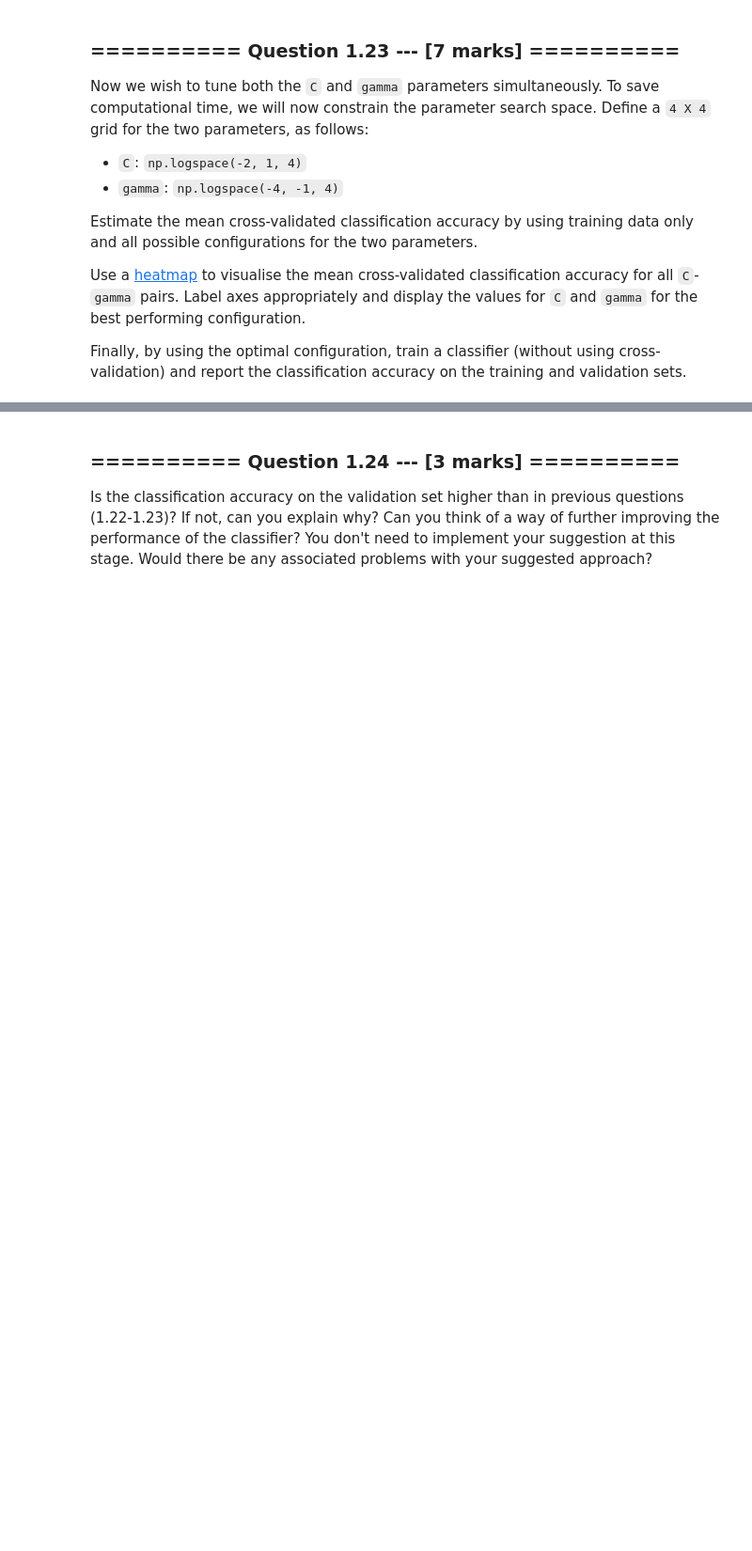
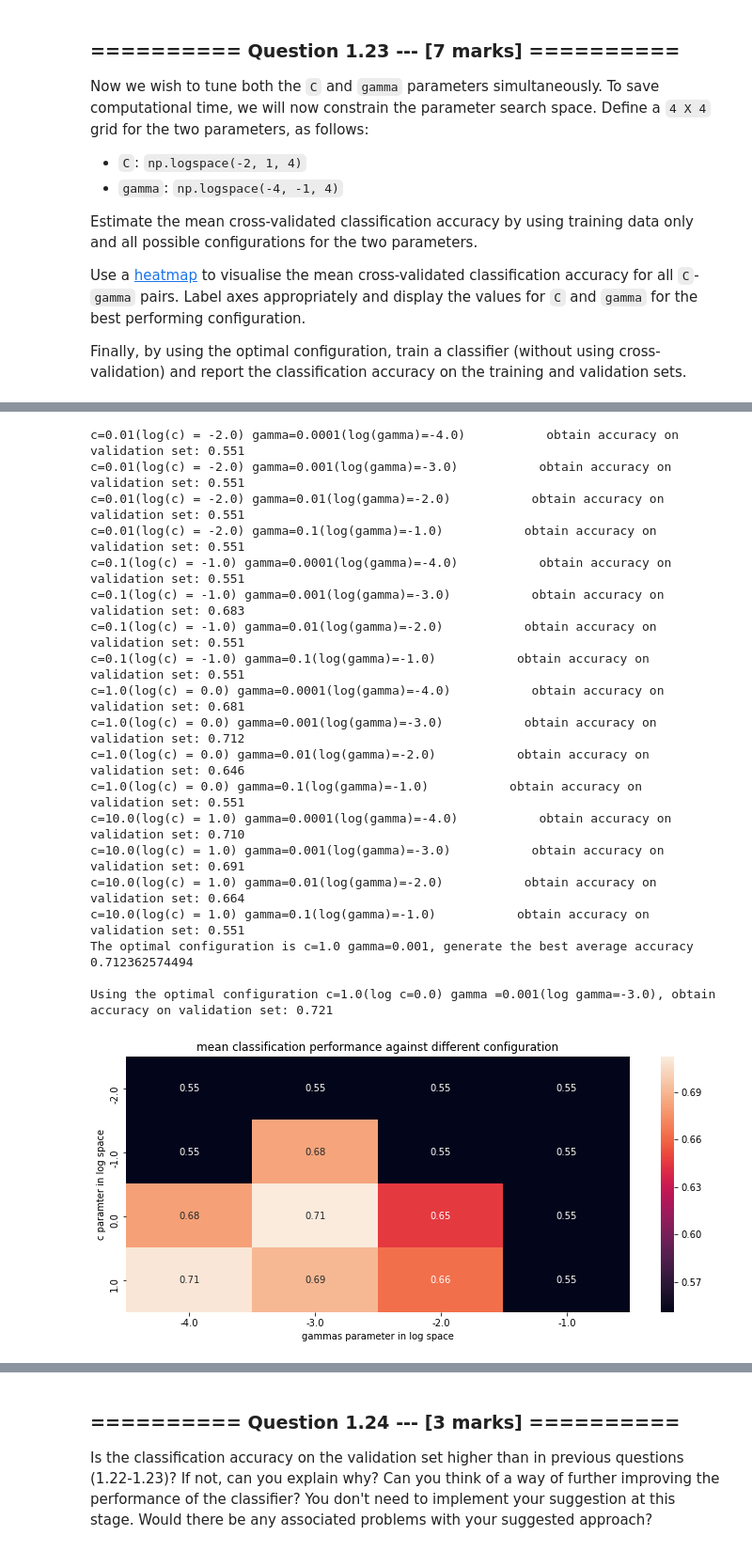
Before and after one commit to ShootingSpace/Machine-learning-practical-with-scikit-learn, a Jupyter notebook: 07_Assignment_3.ipynb, the cells around one changed output, grey strips where cells are left out. Shown at 94% size. Saved outputs shown, nothing was run; the diff lists cells and outputs as text; code cells hidden in the pictures; blank space fills up the shorter version.

```diff
--- a/07_Assignment_3.ipynb
+++ b/07_Assignment_3.ipynb
@@ -751,0 +939,62 @@ Finally, by using the optimal configuration, train a classifier (without using c
+# %%
+# Your code goes here
+from sklearn.model_selection import cross_val_score
+'''By using the K-fold iterator from Question 1.11 and training data only, estimate the classification accuracy of an
+SVM classifier with RBF kernel'''
+C_regularization  =  np.logspace(-2, 1, 4)
+gammas  =  np.logspace(-4, -1, 4)
+score_array=[]
+C_Gammas = list(product(C_regularization, gammas))
+
+for (c, gamma) in C_Gammas:
+    _ = SVC(kernel='rbf',gamma=gamma, C=c)
+    scores = cross_val_score(_, X_tr, y_tr, cv=kf)
+    print('c={}(log(c) = {}) gamma={}(log(gamma)={})           obtain accuracy on validation set: {:.3f}'.
+              format(c,np.log10(c),gamma,np.log10(gamma),np.mean((scores))))
+    score_array.append(np.mean((scores)))
+
+'''Plot the mean cross-validated classification accuracy against the configuration parameter. '''
+from matplotlib.ticker import FormatStrFormatter
+fig = plt.figure(figsize=(12,5))
+ax = fig.add_subplot(111)
+score_dataframe = pd.DataFrame(np.reshape(score_array,(4,4)), index=np.log10(C_regularization), columns=np.log10(gammas))
+sns.heatmap(score_dataframe,annot=True)
+
+plt.ylabel('c paramter in log space')
+plt.xlabel('gammas parameter in log space')
+plt.title('mean classification performance against different configuration')
+
+
+'''Display the highest obtained mean accuracy score and the value of C and gamma which yielded it.'''
+(optimal_c, optimal_gamma) = C_Gammas[np.argmax(score_array)]
+print('The optimal configuration is c={} gamma={}, generate the best average accuracy {}\n'.
+      format(optimal_c, optimal_gamma, np.max(score_array)))
+
+'''train a classifier by using the optimal value for this parameter (without using cross-validation)
+and report the classification accuracy on the training and validation sets.'''
+rbf_svc_optimal_config = SVC(kernel='rbf',gamma=optimal_gamma, C=optimal_c)
+rbf_svc_optimal_config.fit(X_tr, y_tr)
+print('Using the optimal configuration c={}(log c={}) gamma ={}(log gamma={}), obtain accuracy on validation set: {:.3f}'
+      .format(optimal_c,np.log10(optimal_c), optimal_gamma, np.log10(optimal_gamma),
+              rbf_svc_optimal_config.score(X_val,  y_val)))
+# %% [output]
+c=0.01(log(c) = -2.0) gamma=0.0001(log(gamma)=-4.0)           obtain accuracy on validation set: 0.551
+c=0.01(log(c) = -2.0) gamma=0.001(log(gamma)=-3.0)           obtain accuracy on validation set: 0.551
+c=0.01(log(c) = -2.0) gamma=0.01(log(gamma)=-2.0)           obtain accuracy on validation set: 0.551
+c=0.01(log(c) = -2.0) gamma=0.1(log(gamma)=-1.0)           obtain accuracy on validation set: 0.551
+c=0.1(log(c) = -1.0) gamma=0.0001(log(gamma)=-4.0)           obtain accuracy on validation set: 0.551
+c=0.1(log(c) = -1.0) gamma=0.001(log(gamma)=-3.0)           obtain accuracy on validation set: 0.683
+c=0.1(log(c) = -1.0) gamma=0.01(log(gamma)=-2.0)           obtain accuracy on validation set: 0.551
+c=0.1(log(c) = -1.0) gamma=0.1(log(gamma)=-1.0)           obtain accuracy on validation set: 0.551
+c=1.0(log(c) = 0.0) gamma=0.0001(log(gamma)=-4.0)           obtain accuracy on validation set: 0.681
+c=1.0(log(c) = 0.0) gamma=0.001(log(gamma)=-3.0)           obtain accuracy on validation set: 0.712
+c=1.0(log(c) = 0.0) gamma=0.01(log(gamma)=-2.0)           obtain accuracy on validation set: 0.646
+c=1.0(log(c) = 0.0) gamma=0.1(log(gamma)=-1.0)           obtain accuracy on validation set: 0.551
+c=10.0(log(c) = 1.0) gamma=0.0001(log(gamma)=-4.0)           obtain accuracy on validation set: 0.710
+c=10.0(log(c) = 1.0) gamma=0.001(log(gamma)=-3.0)           obtain accuracy on validation set: 0.691
+c=10.0(log(c) = 1.0) gamma=0.01(log(gamma)=-2.0)           obtain accuracy on validation set: 0.664
+c=10.0(log(c) = 1.0) gamma=0.1(log(gamma)=-1.0)           obtain accuracy on validation set: 0.551
+The optimal configuration is c=1.0 gamma=0.001, generate the best average accuracy 0.712362574494
+
+Using the optimal configuration c=1.0(log c=0.0) gamma =0.001(log gamma=-3.0), obtain accuracy on validation set: 0.721
+[figure, added]
```
Also changed, not shown: parts of 21 cells of this notebook, 1 other file.
